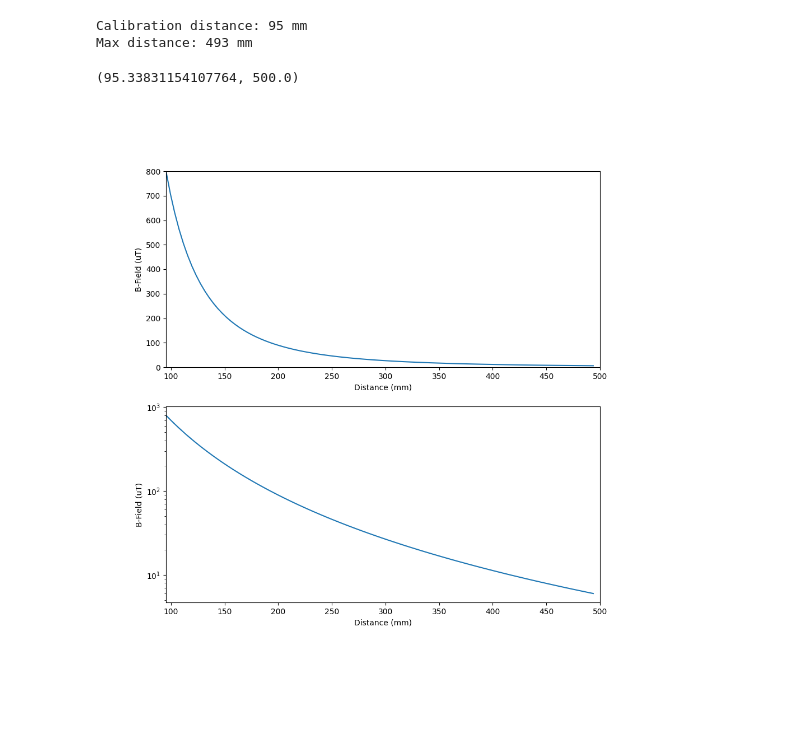
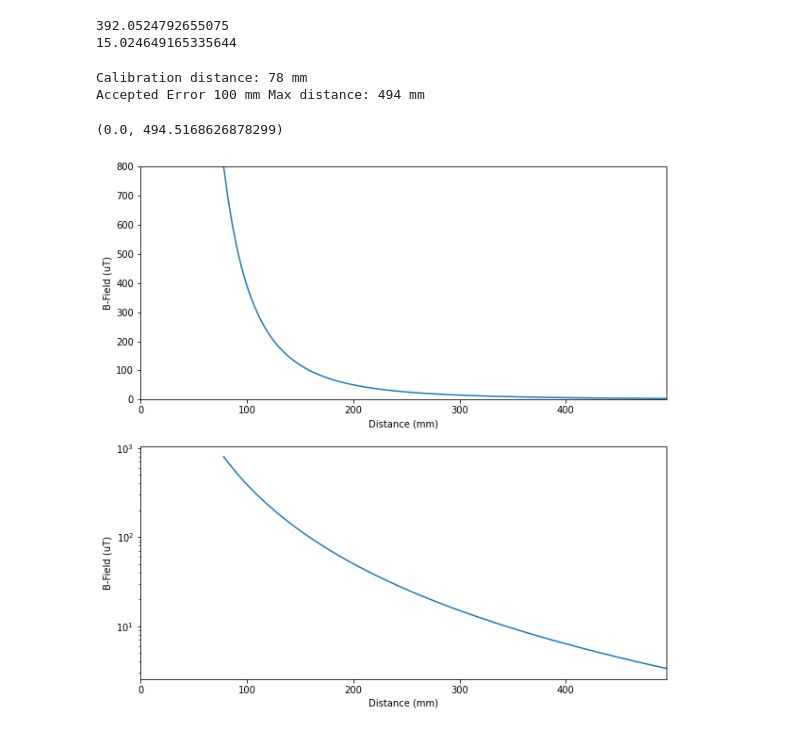
Before and after one commit to pvelesko/UDPMonitorPython, a Jupyter notebook: magpylib_testing.ipynb, the cells around one changed output. Saved outputs shown, nothing was run; the diff lists cells and outputs as text; code cells hidden in the pictures; blank space fills up the shorter version.

```diff
--- a/magpylib_testing.ipynb
+++ b/magpylib_testing.ipynb
@@ -123,0 +37,4 @@ plt.show()
+# %%
+# Load data
+t_punching, b_punching = load_data('data/punching.csv')
+t_slide, b_slide = load_data_sensor('data/slide_10_50.csv')
@@ -151,11 +115,10 @@ noise_avg = np.average(b_noise)
 # %%
 # DEFINE MAGNET
-noise_delta = 2
 max_reading = 800 # uT max reading from magnetometer
-n52_magnetization = 1420# mT
-min_reading = 3 * noise_delta # uT min reading from magnetometer should - should be some function of noise floor
+# n52_magnetization = 1420 # mT
+n52_magnetization = 800 # mT
 
-# I need to define a magnet such that the max reading of 800uT is ~10 cm (elbows together)
+# Define a magnet matching the sensor readings
 magnet = magpy.magnet.Cuboid(
     magnetization=(0,0, n52_magnetization),
     dimension=(40,10,8),
@@ -168,9 +131,19 @@ sens = magpy.Sensor(
     style_pixel_size=0.5,
     style_size=1.5,
 )
+
+print(calc_b_field(magnet, sens, 100))
+print(calc_b_field(magnet, sens, 300))
+# %% [output]
+392.0524792655075
+15.024649165335644
 # %%
 # FIND CALIBRATION DISTANCE
+
 def calc_calibration_distance(max_b_reading):
+    """
+    Calculate the distance at which the magnetometer reads the maximum value.
+    """
     def f(d):
         err = abs(max_b_reading - calc_b_field(magnet, sens, d))
         return err
@@ -182,39 +155,42 @@ calibration_distance = calc_calibration_distance(max_reading)
 print("Calibration distance: %d mm" % calibration_distance)
 
 # FIND MAX DISTANCE
-def calc_max_distance(min_b_reading):
+def calc_max_distance(max_error):
+    """
+    Calculate the max distance which can be used given the maximum distance error acceptable.
+    """
     def f(d):
-        err = abs(min_b_reading - calc_b_field(magnet, sens, d))
+        err = max_error - abs(d - calc_displacement(magnet, sens, calc_b_field(magnet, sens, d) + 3*noise_std))
         return err
     r = root(f, 0, tol=0.01)
     # print(r)
     return abs(r.x[0])
 
-max_distance = calc_max_distance(min_reading)
-print("Max distance: %d mm" % max_distance)
+max_distance = calc_max_distance(50)
+print("Accepted Error %d mm Max distance: %d mm" % (100, max_distance))
 # %% [output]
-Calibration distance: 95 mm
-Max distance: 493 mm
+Calibration distance: 78 mm
+Accepted Error 100 mm Max distance: 494 mm
 # %%
 # Calc B-field for each distance
 # Test at 5cm - 50cm
 d = np.linspace(calibration_distance, max_distance, 100)
 B = [calc_b_field(magnet, sens, distance) for distance in d]
 
 fig = plt.figure(figsize=(10, 10))
 ax = fig.subplots(2)
 ax[0].plot(d, B)
 ax[0].set_ylabel("B-Field (uT)")
 ax[0].set_xlabel("Distance (mm)")
-ax[0].set_xlim(calibration_distance, 500)
+ax[0].set_xlim(0, max_distance)
 ax[0].set_ylim(0, max_reading)
 ax[1].semilogy(d, B)
 ax[1].set_ylabel("B-Field (uT)")
 ax[1].set_xlabel("Distance (mm)")
-ax[1].set_xlim(calibration_distance, 500)
+ax[1].set_xlim(0, max_distance)
 # %% [output]
-(95.33831154107764, 500.0)
+(0.0, 494.5168626878299)
-[figure, old version]
+[figure, new version]
 # %%
 # ## 3D SIMULATE
 # print(calcBField(50)*1000)
```
Also changed, not shown: parts of 20 cells of this notebook, 7 other files.
